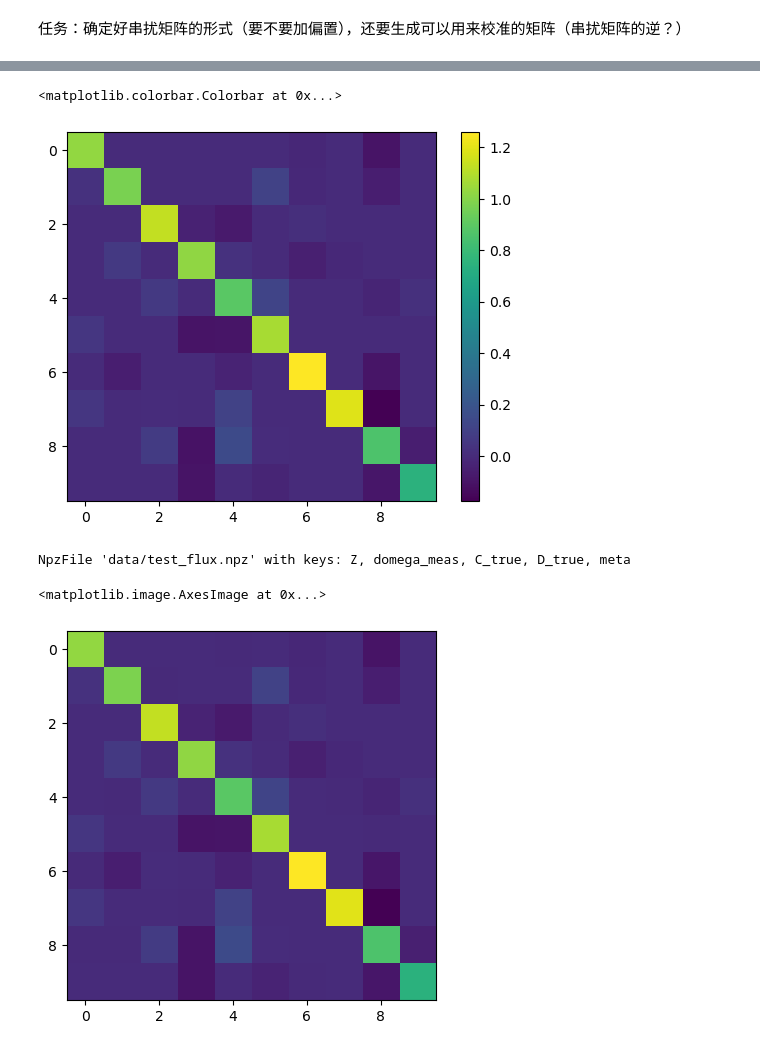
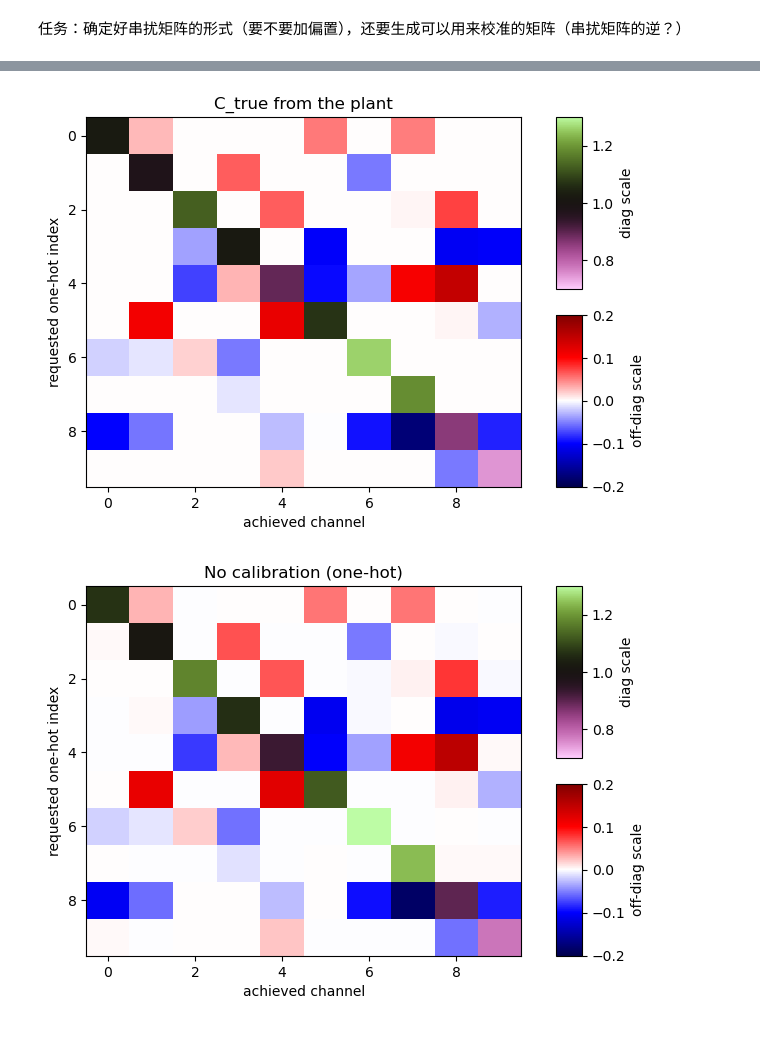
Before and after one commit to coding-xyz/qpu-gpu-co-processing, a Jupyter notebook: test_crosstalk.ipynb, the cells around one changed output, grey strips where cells are left out. Saved outputs shown, nothing was run; the diff lists cells and outputs as text; code cells hidden in the pictures.

```diff
--- a/test_crosstalk.ipynb
+++ b/test_crosstalk.ipynb
@@ -11,28 +25,38 @@ Shapes: Z (1000, 10), domega_meas (1000, 10), C_true (10, 10), D_true (10, 10, 1
-# %%
-import numpy as np
-import matplotlib.pyplot as plt
-
-d = np.load("data/test_flux.npz", allow_pickle=True)
-
-plt.imshow( d["C_true"] )
-plt.colorbar()
-# %% [output]
-<matplotlib.colorbar.Colorbar at 0x...>
-[figure, removed]
-# %%
-import numpy as np
-
-data = np.load("data/test_flux.npz")
-Z = data["Z"]
-domega = data["domega_meas"]
-data
-# %% [output]
-NpzFile 'data/test_flux.npz' with keys: Z, domega_meas, C_true, D_true, meta
-# %%
-z0 = torch.zeros(10).to(device)
-out = eval_response(model, z0)
-plt.imshow( out["C"] )
-# %% [output]
-<matplotlib.image.AxesImage at 0x...>
-[figure, removed]
+# %%
+import numpy as np
+import matplotlib.pyplot as plt
+
+from src.crosstalk import plot_matrix_two_colorbars
+
+from src.crosstalk import (
+    load_plant_from_npz, load_calibrator_pt,
+    eval_onehot_blank, eval_onehot_calibrated,
+)
+
+d = np.load("data/test_flux.npz", allow_pickle=True)
+
+plot_matrix_two_colorbars(
+    d["C_true"].transpose(),
+    title="C_true from the plant",
+    diag_range=(0.7,1.3), off_range=(-0.2,0.2),
+    show_abs_off=False
+)
+plt.show()
+
+plant, cfg_dict, control, target, truth = load_plant_from_npz("data/test_flux.npz")
+n = plant.cfg.n
+
+_, _, T_ach_blank = eval_onehot_blank(plant, add_noise=False)
+
+plot_matrix_two_colorbars(
+    T_ach_blank,
+    title="No calibration (one-hot)",
+    diag_range=(0.7, 1.3),
+    off_range=(-0.2, 0.2),
+    show_abs_off=False,
+)
+plt.show()
+# %% [output]
+[figure, added]
+[figure, added]
 # %%
```
Also changed, not shown: parts of 7 cells of this notebook, 11 other files.
